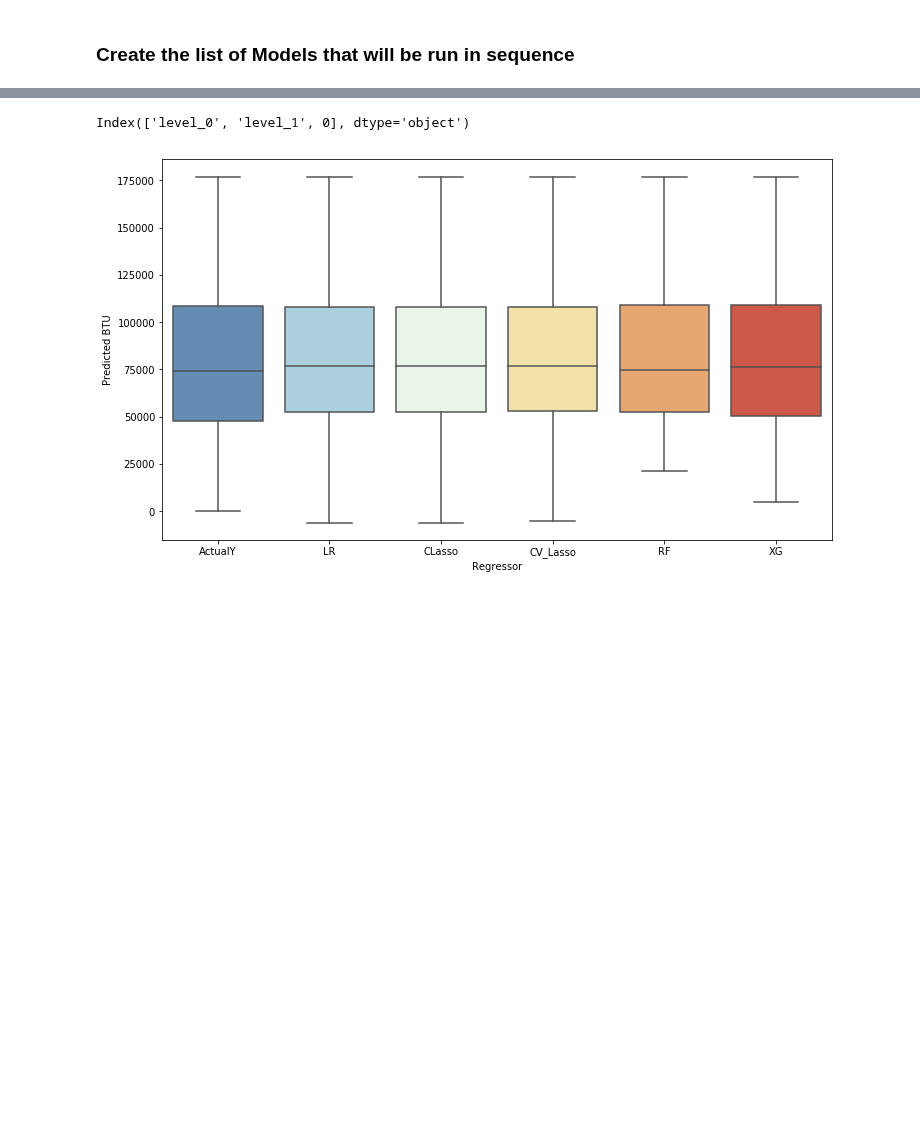
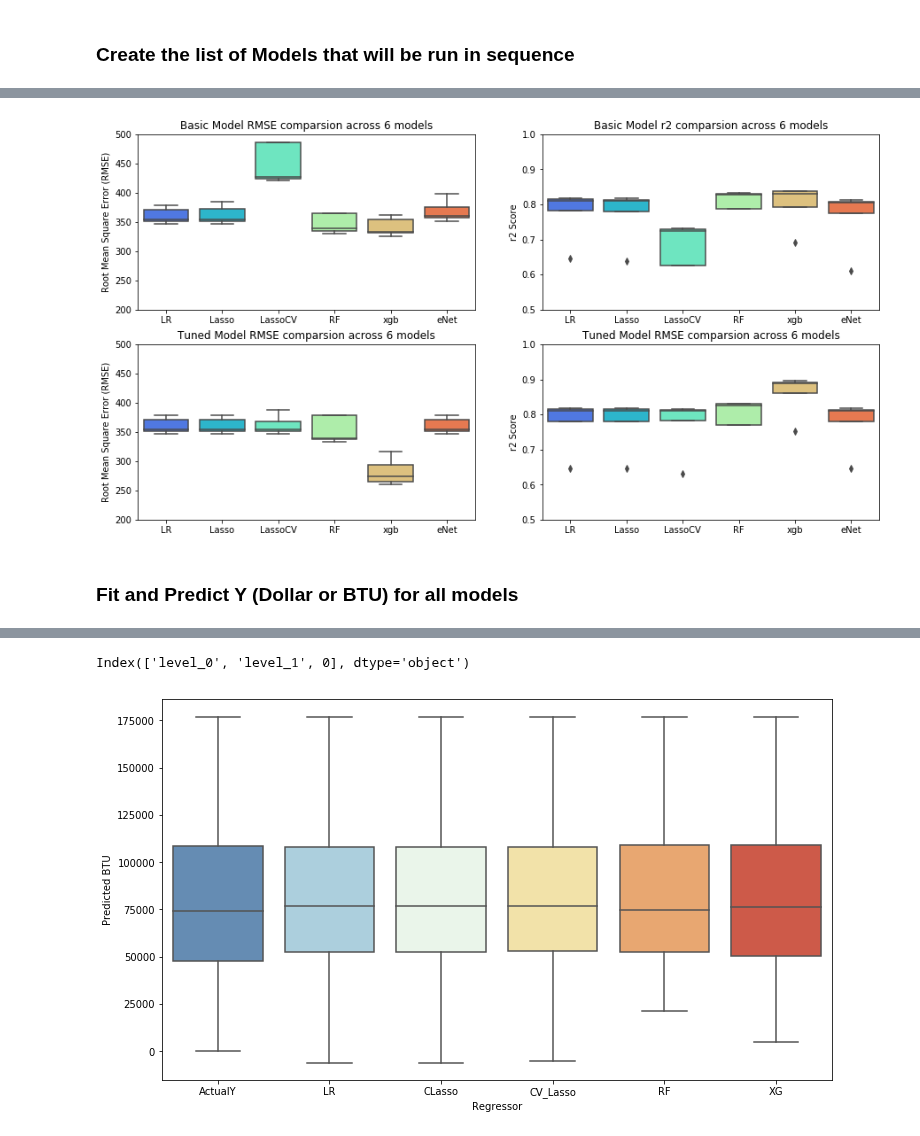
Before and after one commit to sigmanudude/ResidentialEnergyPrediction, a Jupyter notebook: ml_models.ipynb, the cells around one changed output, grey strips where cells are left out. Drawn from its saved outputs; the diff is of its cells as text; code cells hidden in the pictures; blank space fills up the shorter version.

```diff
--- a/ml_models.ipynb
+++ b/ml_models.ipynb
@@ -429,0 +233,11 @@ The accuracy of the xgboost regressor is 0.86 out of 1 on the test data
+# %%
+for name, model in models_t:
+    kfold = KFold(n_splits=5, random_state=seed)
+    cv_results = cross_validate(model, X["DOLLAR"], y["DOLLAR"], cv=kfold, scoring=scoring_t)
+    print(sorted(cv_results.keys())  )
+    results_mse_t.append(cv_results['test_mse'])
+    results_r2_t.append(cv_results['test_r2'])
+    names_t.append(name)
+#     estimators.append(cv_results['estimator'])
+#     msg = "%s: %f (%f)" % (name, cv_results.mean(), cv_results.std())
+#     print(msg)
@@ -429,0 +251,6 @@ The accuracy of the xgboost regressor is 0.86 out of 1 on the test data
+# %%
+results_rmse_t = []
+for i , v in enumerate(results_mse_t):
+    results_rmse_t.append(np.sqrt(v * -1))
+
+results_rmse_t
@@ -430 +270,36 @@ The accuracy of the xgboost regressor is 0.86 out of 1 on the test data
+# %%
+# plot categorical variables
+fcols = 2
+frows = 2
+plt.figure(figsize=(15,4*frows))
+
+ax1 = plt.subplot(2,2,1)
+sns.boxplot(names, results_rmse, palette = "rainbow")
+ax1.set_ylim(200, 500)
+ax1.set_ylabel("Root Mean Square Error (RMSE)")
+ax1.set_title("Basic Model RMSE comparsion across 6 models")
+
+ax2 = plt.subplot(2,2,2)
+sns.boxplot(names, results_r2, palette = "rainbow")
+ax2.set_ylim(0.5, 1.0)
+ax2.set_ylabel("r2 Score")
+ax2.set_title("Basic Model r2 comparsion across 6 models")
+
+ax3 = plt.subplot(2,2,3)
+sns.boxplot(names, results_rmse_t, palette = "rainbow")
+ax3.set_ylim(200, 500)
+ax3.set_ylabel("Root Mean Square Error (RMSE)")
+ax3.set_title("Tuned Model RMSE comparsion across 6 models")
+
+ax4 = plt.subplot(2,2,4)
+sns.boxplot(names, results_r2_t, palette = "rainbow")
+ax4.set_ylim(0.5, 1.0)
+ax4.set_ylabel("r2 Score")
+ax4.set_title("Tuned Model RMSE comparsion across 6 models")
+
+plt.show()
+# %% [output]
+[figure, added]
+# %% [markdown]
+### Fit and Predict Y (Dollar or BTU) for all models
 # %%
```
Also changed, not shown: parts of 28 cells of this notebook, 5 other files.
